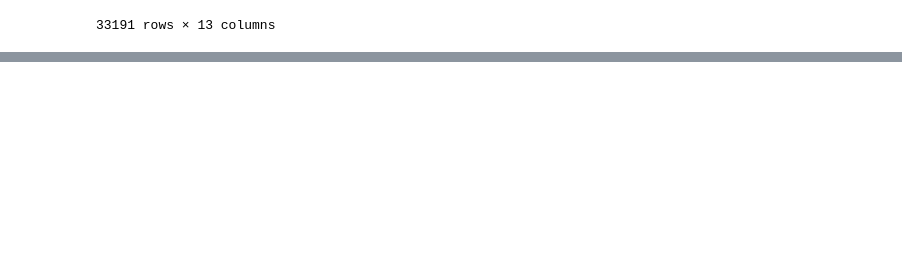
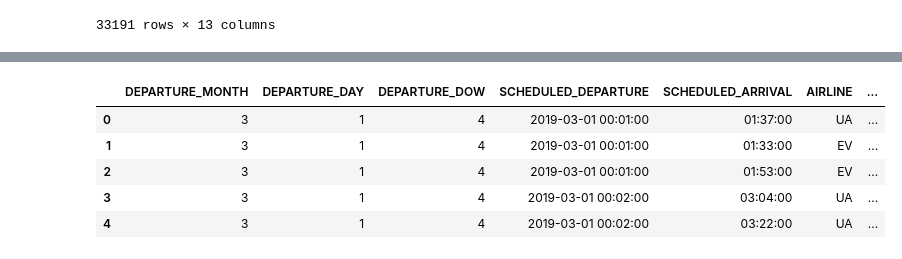
Before and after one commit to IliasWillems/Statistical-Consulting-Task1, a Jupyter notebook: Data_modification.ipynb, the cells around one changed output, grey strips where cells are left out. Drawn from its saved outputs; the diff is of its cells as text; code cells hidden in the pictures; blank space fills up the shorter version.

```diff
--- a/Data_modification.ipynb
+++ b/Data_modification.ipynb
@@ -213,25 +213,6 @@ df.head(20)
 | 19 | 2019-03-01 00:06:00 | 02:28:00 | UA | ORD | CLE | 82.0 | ... |
 # %% [markdown]
 ## Handle cancelled flights
-# %%
-import pandas as pd
-import numpy as np
-import matplotlib.pyplot as plt
-import datetime as dt
-import re
-import timezonefinder, pytz
-
-# Reload the half finished data set
-df = pd.read_csv('Data//modified_training_data.csv')
-
-# Set correct parameters
-USE_ALL_DATA = True
-WRITE_DATA = True
-
-# Apparently, this has been reset to a string...
-toConvert = ['SCHEDULED_DEPARTURE']
-for col in toConvert:
-    df[col] = pd.to_datetime(df[col])
 # %%
 def set_delay_12h(row):
     MINUTES_IN_HOUR = 60
@@ -340,3 +321,26 @@ df[df['CANCELLED'] == 1].head(20)
 | 142 | 2019-03-01 01:15:00 | 05:41:00 | NK | MSP | FLL | 206.0 | ... |
 | 146 | 2019-03-01 01:20:00 | 06:54:00 | AA | SFO | DFW | 214.0 | ... |
 | 148 | 2019-03-01 01:28:00 | 05:50:00 | NK | PHX | ORD | 202.0 | ... |
+# %%
+df = pd.read_csv("Data//modified_training_data_complete.csv")
+
+df['SCHEDULED_DEPARTURE'] = pd.to_datetime(df['SCHEDULED_DEPARTURE'])
+df['DEPARTURE_DOW'] = df['SCHEDULED_DEPARTURE'].apply(lambda x: x.weekday())
+df['DEPARTURE_DAY'] = df['SCHEDULED_DEPARTURE'].apply(lambda x: x.day)
+df['DEPARTURE_MONTH'] = df['SCHEDULED_DEPARTURE'].apply(lambda x: x.month)
+
+def move_column_inplace(df, col, pos):
+    col = df.pop(col)
+    df.insert(pos, col.name, col)
+
+move_column_inplace(df, 'DEPARTURE_DOW', 0)
+move_column_inplace(df, 'DEPARTURE_DAY', 0)
+move_column_inplace(df, 'DEPARTURE_MONTH', 0)
+df.head()
+# %% [output]
+|  | DEPARTURE_MONTH | DEPARTURE_DAY | DEPARTURE_DOW | SCHEDULED_DEPARTURE | SCHEDULED_ARRIVAL | AIRLINE | ... |
+| 0 | 3 | 1 | 4 | 2019-03-01 00:01:00 | 01:37:00 | UA | ... |
+| 1 | 3 | 1 | 4 | 2019-03-01 00:01:00 | 01:33:00 | EV | ... |
+| 2 | 3 | 1 | 4 | 2019-03-01 00:01:00 | 01:53:00 | EV | ... |
+| 3 | 3 | 1 | 4 | 2019-03-01 00:02:00 | 03:04:00 | UA | ... |
+| 4 | 3 | 1 | 4 | 2019-03-01 00:02:00 | 03:22:00 | UA | ... |
```
Also changed, not shown: parts of 1 cell of this notebook.
